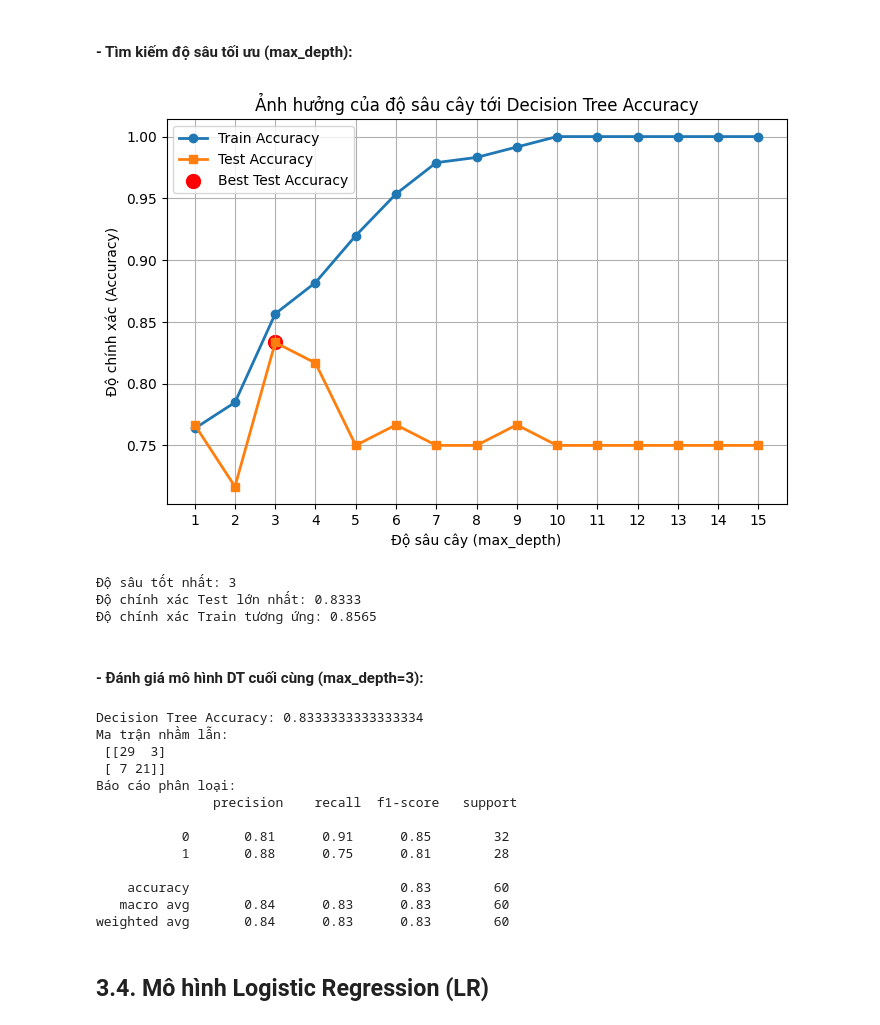
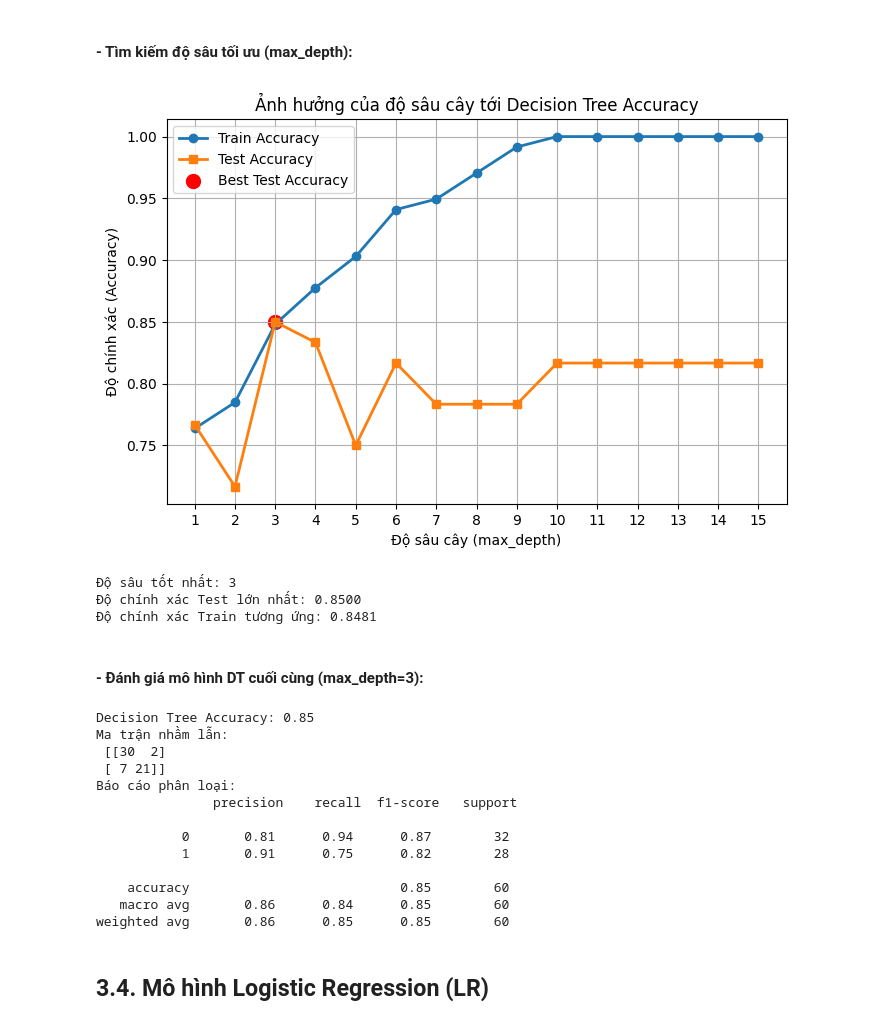
Before and after one commit to Duc-Nguyen-05/BLT-ML, a Jupyter notebook: main.ipynb, the cells around one changed output. Saved outputs shown, nothing was run; the diff lists cells and outputs as text; code cells hidden in the pictures.

```diff
--- a/main.ipynb
+++ b/main.ipynb
@@ -316,0 +319,14 @@ y = df['target']
+# %%
+# Các cột liên tục cần kiểm tra
+continuous_features = ['age', 'thalach', 'oldpeak']
+
+plt.figure(figsize=(15, 5))
+plt.suptitle('Biểu đồ Box Plot phát hiện ngoại lai (trên tập Train)', fontsize=16)
+
+for i, col in enumerate(continuous_features):
+    plt.subplot(1, 3, i+1)
+    sns.boxplot(x=X[col]) # Sử dụng X_train (DataFrame trước khi scale)
+    plt.title(f'Biểu đồ Box Plot cho {col}')
+
+plt.tight_layout(rect=[0, 0.03, 1, 0.95])
+plt.savefig('boxplot_outliers.png')
@@ -324,6 +342,31 @@ X_train, X_test, y_train, y_test = train_test_split(
     X, y, test_size=0.2, stratify=y, random_state=42
 )
 
+continuous_features = ['age','thalach', 'oldpeak']
+
+# Tạo bản sao để tránh cảnh báo SettingWithCopyWarning của Pandas
+X_train_handled = X_train.copy()
+X_test_handled = X_test.copy()
+
+print("--- Xử lý ngoại lai (Capping 1.5*IQR) ---")
+for col in continuous_features:
+    # 1. Học (fit) ngưỡng IQR TỪ X_train
+    Q1 = X_train_handled[col].quantile(0.25)
+    Q3 = X_train_handled[col].quantile(0.75)
+    IQR = Q3 - Q1
+
+    lower_bound = Q1 - 1.5 * IQR
+    upper_bound = Q3 + 1.5 * IQR
+
+    print(f"[{col}] Ngưỡng dưới: {lower_bound:.2f}, Ngưỡng trên: {upper_bound:.2f}")
+
+    # 2. Áp dụng (transform) cho cả X_train và X_test
+    # (Sử dụng .clip() để giới hạn các giá trị ngoại lai)
+    X_train_handled[col] = X_train_handled[col].clip(lower_bound, upper_bound)
+    X_test_handled[col] = X_test_handled[col].clip(lower_bound, upper_bound)
+
+print("------------------------------------------")
+
 scaler = StandardScaler()
-X_train_scaled = scaler.fit_transform(X_train)
-X_test_scaled = scaler.transform(X_test)
+X_train_scaled = scaler.fit_transform(X_train_handled)
+X_test_scaled = scaler.transform(X_test_handled)
@@ -422,7 +471,7 @@ depth_values = range(1, 16)
 
 for depth in depth_values:
     dt_model = DecisionTreeClassifier(
-        criterion='gini',
+        criterion='entropy',
         max_depth=depth,
         random_state=42
     )
@@ -440,42 +489,42 @@ for depth in depth_values:
     test_accuracies.append(test_acc)
 
 # --- Vẽ biểu đồ ---
 plt.figure(figsize=(8,5))
 plt.plot(depth_values, train_accuracies, marker='o', label='Train Accuracy', linewidth=2)
 plt.plot(depth_values, test_accuracies, marker='s', label='Test Accuracy', linewidth=2)
 
 plt.title('Ảnh hưởng của độ sâu cây tới Decision Tree Accuracy')
 plt.xlabel('Độ sâu cây (max_depth)')
 plt.ylabel('Độ chính xác (Accuracy)')
 plt.xticks(depth_values)
 plt.grid(True)
 plt.legend()
 
 # --- Tìm độ sâu có test accuracy cao nhất ---
 best_index = test_accuracies.index(max(test_accuracies))
 best_depth = depth_values[best_index]
 best_test_acc = test_accuracies[best_index]
 best_train_acc = train_accuracies[best_index]
 
 # Đánh dấu điểm tốt nhất trên biểu đồ
 plt.scatter(best_depth, best_test_acc, color='red', s=100, label='Best Test Accuracy')
 plt.legend()
 plt.show()
 
 # --- In ra kết quả ---
 print(f'Độ sâu tốt nhất: {best_depth}')
 print(f'Độ chính xác Test lớn nhất: {best_test_acc:.4f}')
 print(f'Độ chính xác Train tương ứng: {best_train_acc:.4f}')
 # %% [output]
-[figure, old version]
+[figure, new version]
 Độ sâu tốt nhất: 3
-Độ chính xác Test lớn nhất: 0.8333
-Độ chính xác Train tương ứng: 0.8565
+Độ chính xác Test lớn nhất: 0.8500
+Độ chính xác Train tương ứng: 0.8481
 # %% [markdown]
 #### - Đánh giá mô hình DT cuối cùng (max_depth=3):
 # %%
 dt_model = DecisionTreeClassifier(
-    criterion='gini',   # hoặc 'entropy'
+    criterion='entropy',   # hoặc 'entropy'
     max_depth=3,     # có thể giới hạn độ sâu để tránh overfitting
     random_state=42
 )
@@ -491,19 +540,19 @@ conf_matrix = confusion_matrix(y_test, dt_preds)
 print("Ma trận nhầm lẫn:\n", conf_matrix)
 print("Báo cáo phân loại:\n",classification_report(y_test, dt_preds))
 # %% [output]
-Decision Tree Accuracy: 0.8333333333333334
+Decision Tree Accuracy: 0.85
 Ma trận nhầm lẫn:
- [[29  3]
+ [[30  2]
  [ 7 21]]
 Báo cáo phân loại:
                precision    recall  f1-score   support
 
-           0       0.81      0.91      0.85        32
-           1       0.88      0.75      0.81        28
+           0       0.81      0.94      0.87        32
+           1       0.91      0.75      0.82        28
 
-    accuracy                           0.83        60
-   macro avg       0.84      0.83      0.83        60
-weighted avg       0.84      0.83      0.83        60
+    accuracy                           0.85        60
+   macro avg       0.86      0.84      0.85        60
+weighted avg       0.86      0.85      0.85        60
 # %% [markdown]
 ## 3.4. Mô hình Logistic Regression (LR)
 # %% [markdown]
```
Also changed, not shown: parts of 11 cells of this notebook.
